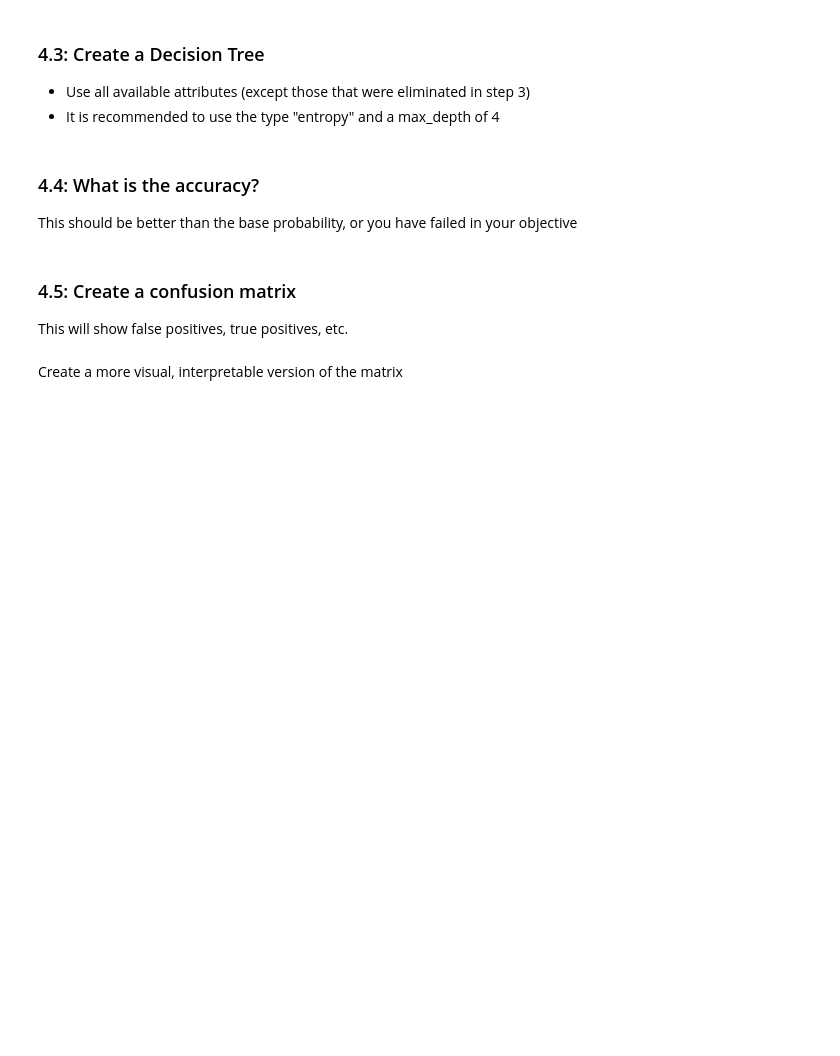
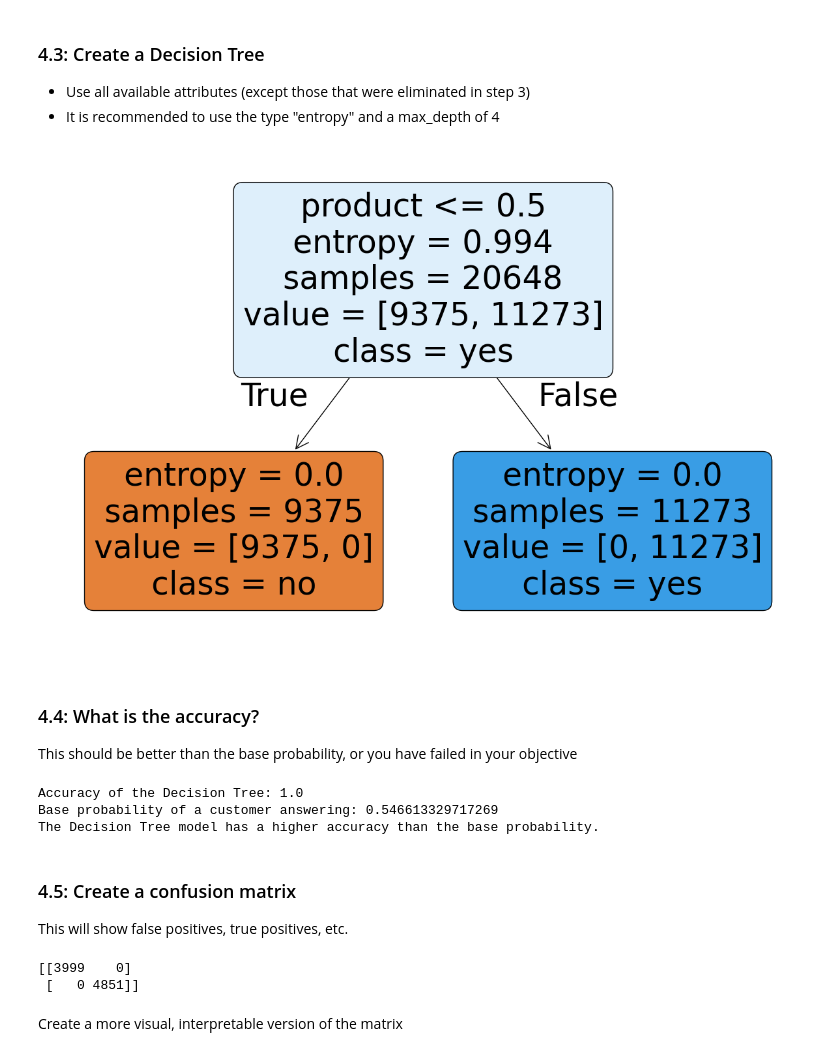
Before and after one commit to matiasarmesto/businessanalytics, a Jupyter notebook: Assignments/Scripts/advise_invest_template.ipynb, the cells around one changed output. Drawn from its saved outputs; the diff is of its cells as text; code cells hidden in the pictures; blank space fills up the shorter version.

```diff
--- a/Assignments/Scripts/advise_invest_template.ipynb
+++ b/Assignments/Scripts/advise_invest_template.ipynb
@@ -341,3 +341,9 @@ Base probability of a customer not answering: 0.45338667028273105
+# %%
+# Split data into training and testing sets
+x = df_clean.drop('answered', axis=1)
+y = df_clean['answered']
+
+x_train, x_test, y_train, y_test = train_test_split(x, y, test_size=0.3, random_state=1) # 70% training and 30% test
 # %% [markdown]
 ### 4.3: Create a Decision Tree
 - Use all available attributes (except those that were eliminated in step 3)
@@ -349,3 +351,22 @@ Base probability of a customer not answering: 0.45338667028273105
+# %%
+#create a tree
+#decision tree classifer object
+clf = DecisionTreeClassifier(criterion="entropy", max_depth=4)
+#training decision tree classifer
+clf = clf.fit(x_train,y_train)
+#predicting response for test dataset
+y_pred = clf.predict(x_test)
+# %%
+#display (visualize) the tree
+plt.figure(figsize=(15, 10))
+plot_tree(clf,
+          feature_names=x_train.columns,
+          class_names=['no', 'yes'],
+          filled=True,
+          rounded=True)
+plt.show()
+# %% [output]
+[figure, added]
 # %% [markdown]
 ### 4.4: What is the accuracy?
 
@@ -355,9 +374,30 @@ This should be better than the base probability, or you have failed in your obje
+# %%
+#calculate the probability for your tree
+accuracy = metrics.accuracy_score(y_test, y_pred)
+print(f"Accuracy of the Decision Tree: {accuracy}")
+
+# Compare with base probability
+print(f"Base probability of a customer answering: {base_probability_answering}")
+
+if accuracy > base_probability_answering:
+    print("The Decision Tree model has a higher accuracy than the base probability.")
+else:
+    print("The Decision Tree model does not have a higher accuracy than the base probability. Consider further model improvements.")
+# %% [output]
+Accuracy of the Decision Tree: 1.0
+Base probability of a customer answering: 0.546613329717269
+The Decision Tree model has a higher accuracy than the base probability.
 # %% [markdown]
 ### 4.5: Create a confusion matrix
 
 This will show false positives, true positives, etc.
 # %%
 #create a basic confusion matrix
+conf_matrix = confusion_matrix(y_test, y_pred)
+print(conf_matrix)
+# %% [output]
+[[3999    0]
+ [   0 4851]]
 # %% [markdown]
 Create a more visual, interpretable version of the matrix
 # %%
```
Also changed, not shown: parts of 5 cells of this notebook.
